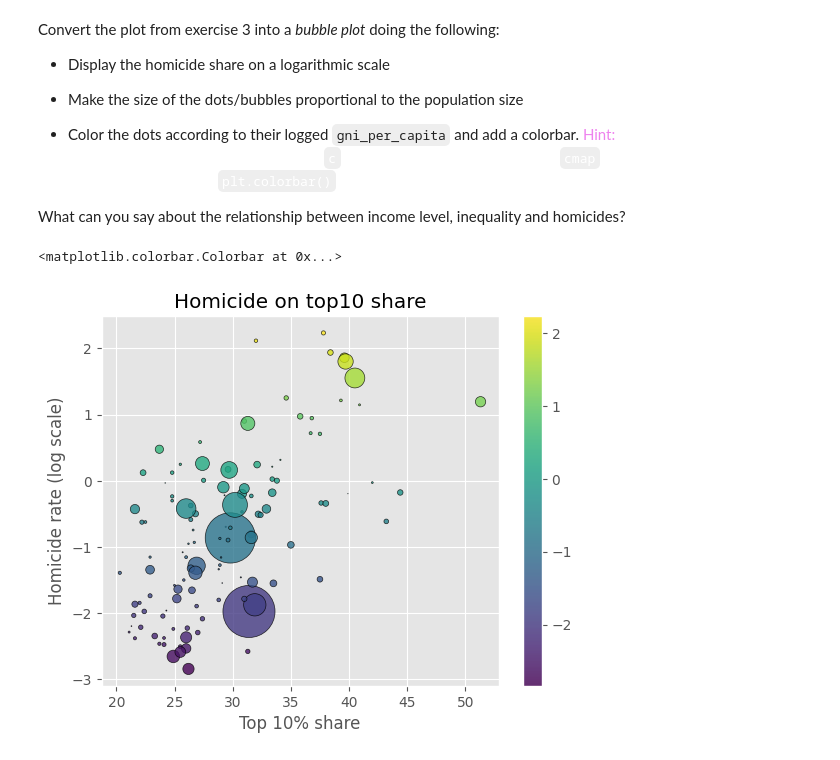
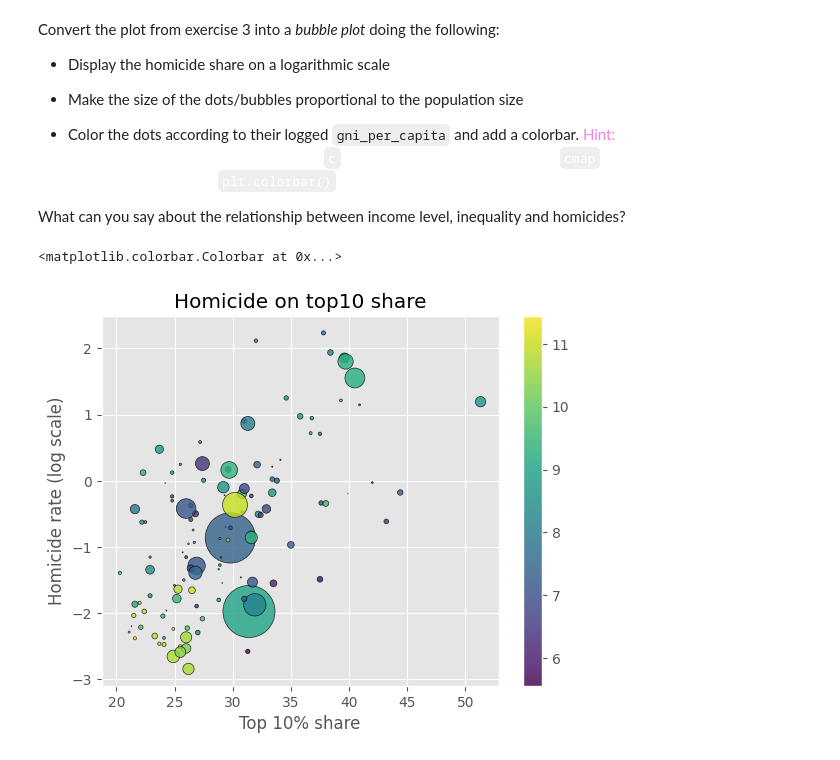
Before and after one commit to rKeller123/Programming-for-Data-Scientists-II, a Jupyter notebook: 2_Exercises/2_4-Exercises.ipynb, the cells around one changed output. Drawn from its saved outputs; the diff is of its cells as text; code cells hidden in the pictures.

```diff
--- a/2_Exercises/2_4-Exercises.ipynb
+++ b/2_Exercises/2_4-Exercises.ipynb
@@ -278,18 +278,18 @@ What can you say about the relationship between income level, inequality and hom
 # %%
 # Solution:
 plt.style.use("ggplot")
 plt.scatter(homicide["top10_share"], np.log(homicide["homicide"]),
             s=homicide["population"] / 10**6,
             edgecolors="black",
             alpha=.8,
-            c=np.log(homicide["homicide"]))
+            c=np.log(homicide["gni_per_capita"]))
 plt.xlabel("Top 10% share")
 plt.ylabel("Homicide rate (log scale)")
 plt.title("Homicide on top10 share")
 plt.colorbar()
 # %% [output]
 <matplotlib.colorbar.Colorbar at 0x...>
-[figure, old version]
+[figure, new version]
 # %%
 # Interpretation:
 # the share of top 10 % has a positive effect on the homicide rate, while we do not see much of an effect of the GNI on homicide.
```
Also changed, not shown: 21 other files.
